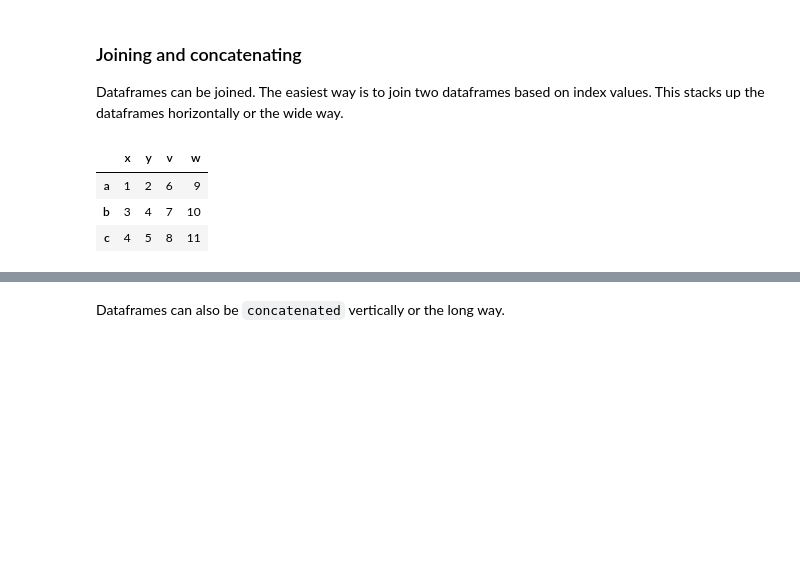
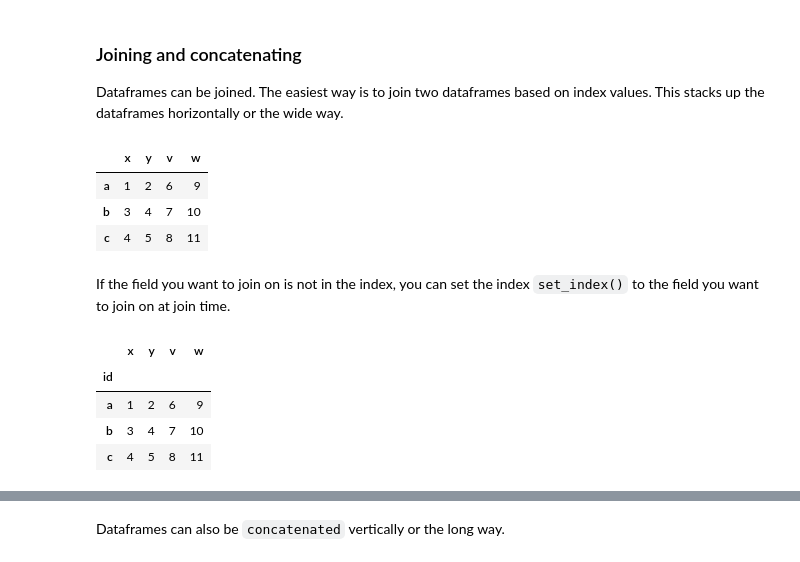
Before and after one commit to oneoffcoder/books, a Jupyter notebook: sphinx/scikit-intro/source/pandas.ipynb, the cells around one changed output, grey strips where cells are left out. Drawn from its saved outputs; the diff is of its cells as text; code cells hidden in the pictures; blank space fills up the shorter version.

```diff
--- a/sphinx/scikit-intro/source/pandas.ipynb
+++ b/sphinx/scikit-intro/source/pandas.ipynb
@@ -523,3 +523,26 @@ df1.join(df2)
 | a | 1 | 2 | 6 | 9 |
 | b | 3 | 4 | 7 | 10 |
 | c | 4 | 5 | 8 | 11 |
+# %% [markdown]
+If the field you want to join on is not in the index, you can set the index `set_index()` to the field you want to join on at join time.
+# %%
+df1 = pd.DataFrame({
+    'id': ['a', 'b', 'c'],
+    'x': [1, 3, 4],
+    'y': [2, 4, 5]
+})
+
+df2 = pd.DataFrame({
+    'id': ['a', 'b', 'c'],
+    'v': [6, 7, 8],
+    'w': [9, 10, 11]
+})
+
+df1.set_index('id') \
+    .join(df2.set_index('id'))
+# %% [output]
+|  | x | y | v | w |
+| id |  |  |  |  |
+| a | 1 | 2 | 6 | 9 |
+| b | 3 | 4 | 7 | 10 |
+| c | 4 | 5 | 8 | 11 |
```
Also changed, not shown: parts of 25 cells of this notebook, 2 other files.
